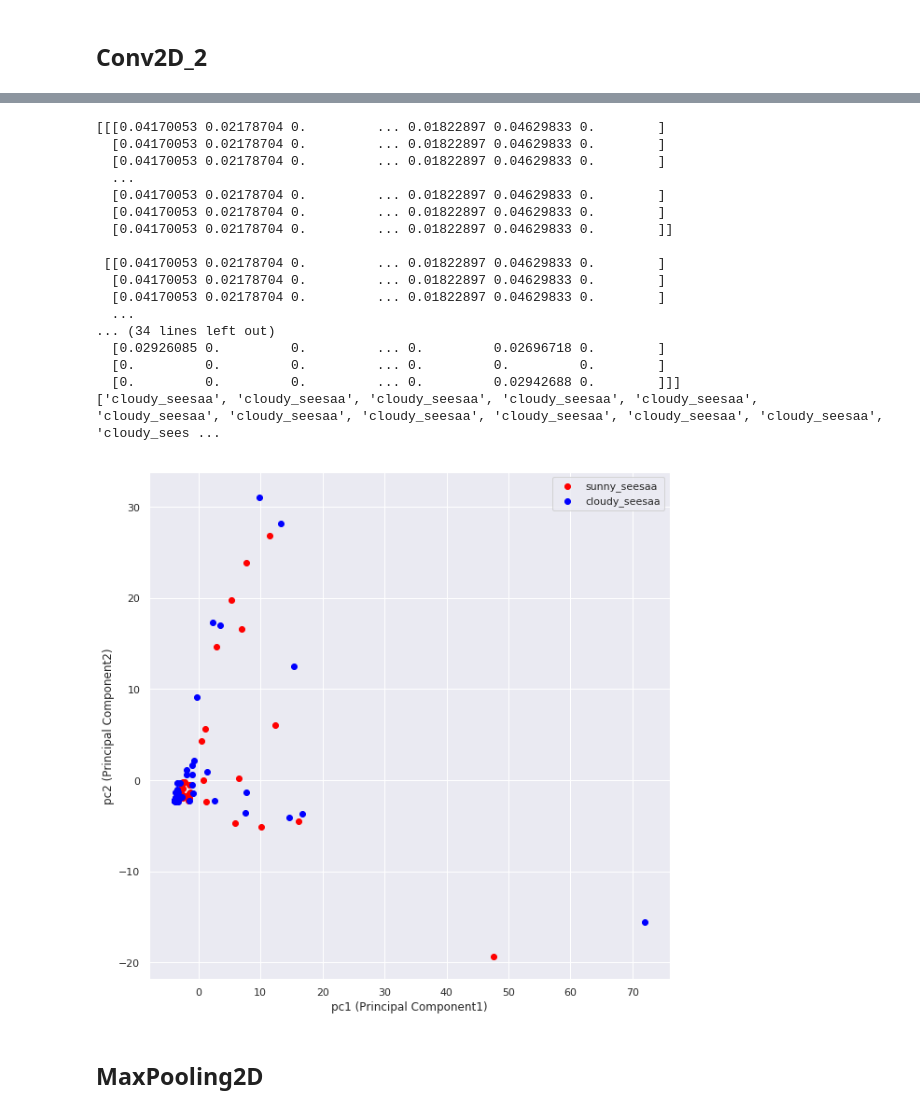
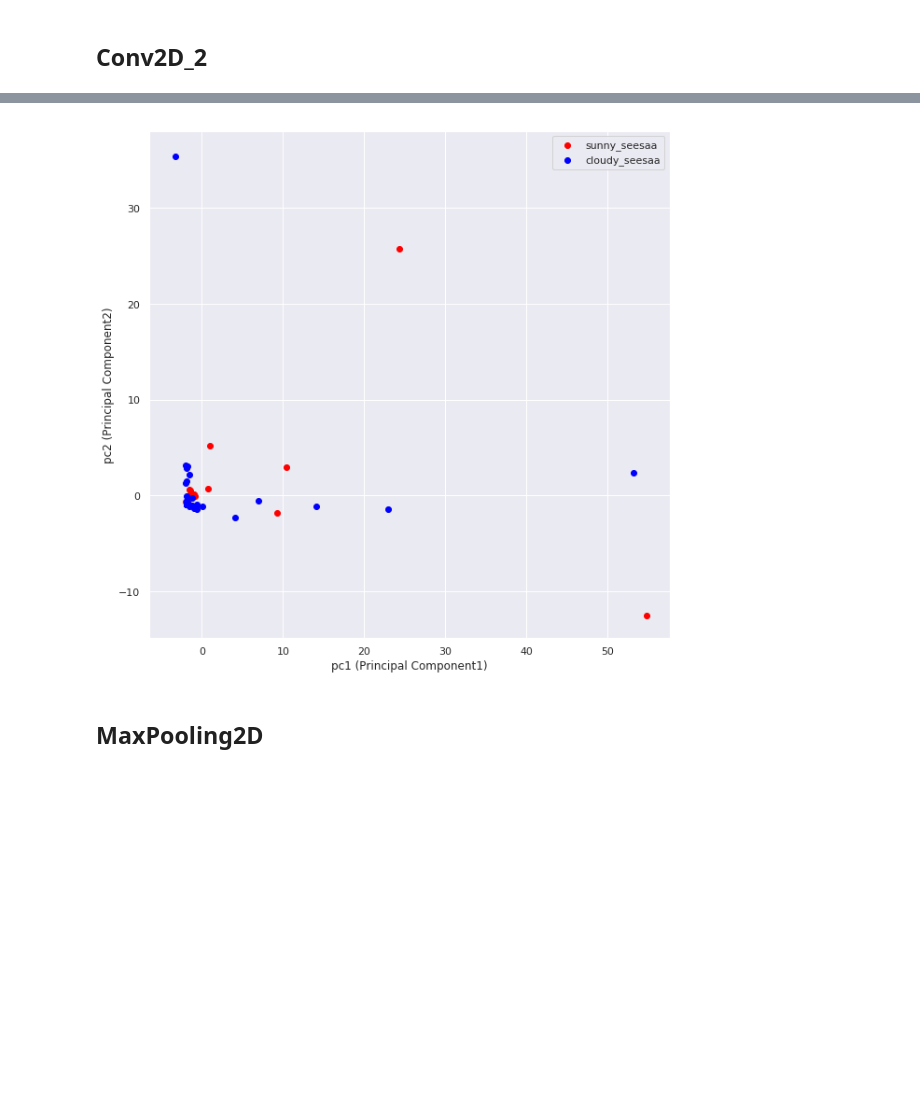
Before and after one commit to Eljefemasao/Research, a Jupyter notebook: src/classify_seesa_keras.ipynb, the cells around one changed output, grey strips where cells are left out. Cells and saved outputs as stored; diff of their text form; code cells hidden in the pictures; blank space fills up the shorter version.

```diff
--- a/src/classify_seesa_keras.ipynb
+++ b/src/classify_seesa_keras.ipynb
@@ -1124,7 +1393,7 @@ def handle_image_with_pca(activations, y_test):
 
         train_x, train_y = data[is_train], y[is_train]
 
-        pca = RandomizedPCA(n_components=2)
+        pca = PCA(n_components=2)
         X = pca.fit_transform(data)
         if i == 0:
             df1 = pd.DataFrame({"x": X[:, 0], "y": X[:, 1],
@@ -1147,7 +1416,7 @@ def handle_image_with_pca(activations, y_test):
     plt.savefig('pca_feature1.png')
 
     # training a classifier
-    pca = RandomizedPCA(n_components=2)
+    pca = PCA(n_components=2)
     train_x = pca.fit_transform(train_x)
     """
     svm = LinearSVC(C=1.0)
@@ -1317,21 +1586,4 @@ dense_2
-[[[0.04170053 0.02178704 0.         ... 0.01822897 0.04629833 0.        ]
-  [0.04170053 0.02178704 0.         ... 0.01822897 0.04629833 0.        ]
-  [0.04170053 0.02178704 0.         ... 0.01822897 0.04629833 0.        ]
-  ...
-  [0.04170053 0.02178704 0.         ... 0.01822897 0.04629833 0.        ]
-  [0.04170053 0.02178704 0.         ... 0.01822897 0.04629833 0.        ]
-  [0.04170053 0.02178704 0.         ... 0.01822897 0.04629833 0.        ]]
-
- [[0.04170053 0.02178704 0.         ... 0.01822897 0.04629833 0.        ]
-  [0.04170053 0.02178704 0.         ... 0.01822897 0.04629833 0.        ]
-  [0.04170053 0.02178704 0.         ... 0.01822897 0.04629833 0.        ]
-  ...
-... (34 lines left out)
-  [0.02926085 0.         0.         ... 0.         0.02696718 0.        ]
-  [0.         0.         0.         ... 0.         0.         0.        ]
-  [0.         0.         0.         ... 0.         0.02942688 0.        ]]]
-['cloudy_seesaa', 'cloudy_seesaa', 'cloudy_seesaa', 'cloudy_seesaa', 'cloudy_seesaa', 'cloudy_seesaa', 'cloudy_seesaa', 'cloudy_seesaa', 'cloudy_seesaa', 'cloudy_seesaa', 'cloudy_seesaa', 'cloudy_sees ...
-[figure, old version]
+[figure, new version]
 # %% [markdown]
 ## MaxPooling2D
 # %%
```
Also changed, not shown: parts of 9 cells of this notebook.
